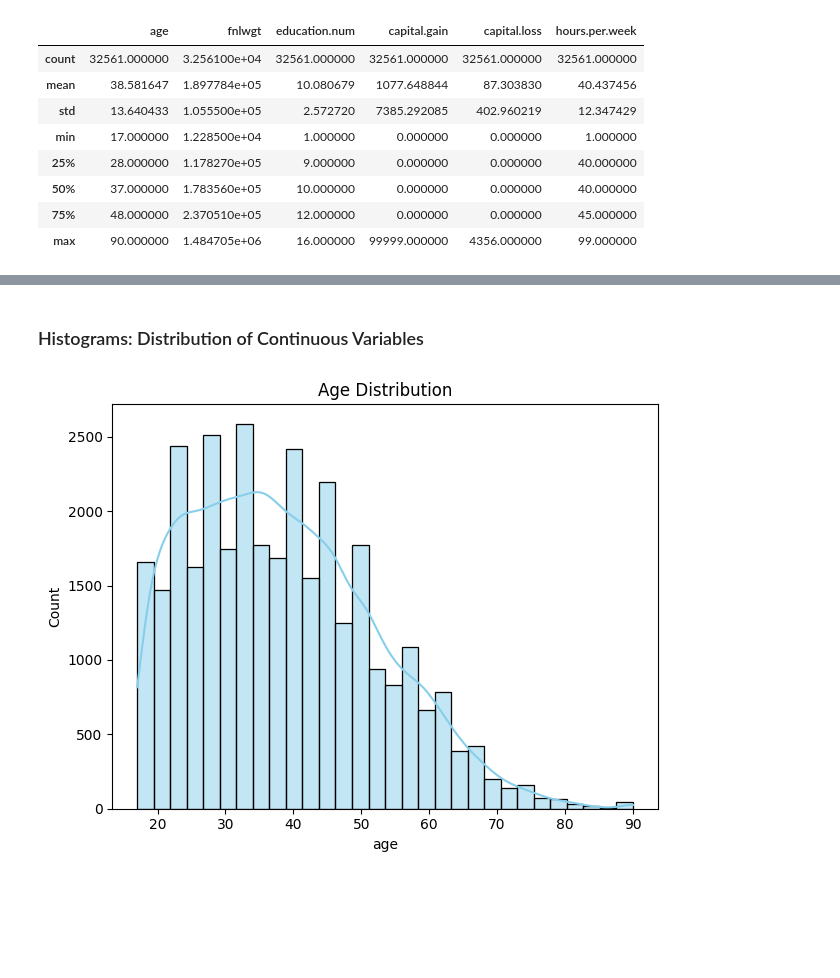
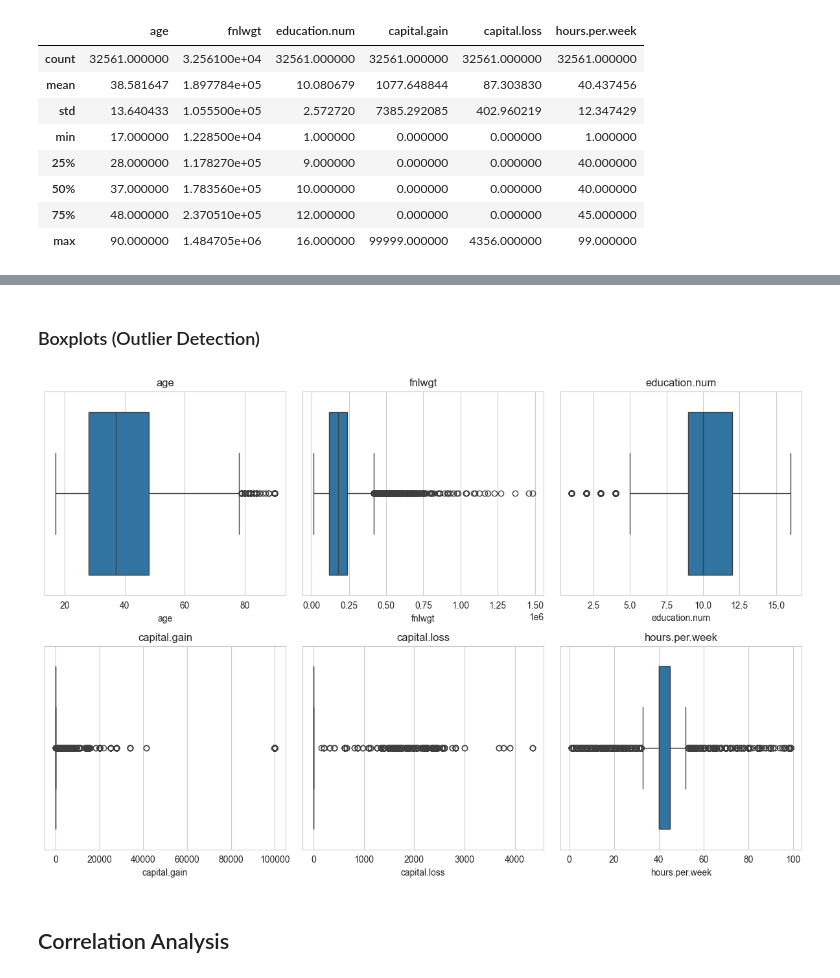
Before and after one commit to dantawalli/Adult-census-income-ML-project, a Jupyter notebook: adult_income_responsible_ai.ipynb, the cells around one changed output, grey strips where cells are left out. Cells and saved outputs as stored; diff of their text form; code cells hidden in the pictures; blank space fills up the shorter version.

```diff
--- a/adult_income_responsible_ai.ipynb
+++ b/adult_income_responsible_ai.ipynb
@@ -77,0 +111,5 @@ display(df.describe())
+# %%
+print("--------------------------- Categorical Summary ---------------------------")
+for col in df.select_dtypes(include='object').columns:
+    print("\n", col)
+    print(df[col].value_counts())
@@ -78,14 +186,18 @@ display(df.describe())
+# %% [markdown]
+### Boxplots (Outlier Detection)
+# %%
+num_cols = df.select_dtypes(include=['int64', 'float64']).columns
+
+plt.figure(figsize=(12, 8))
+
+for i, col in enumerate(num_cols, 1):
+    plt.subplot((len(num_cols) + 2) // 3, 3, i)
+    sns.boxplot(x=df[col])
+    plt.title(col)
+
+plt.tight_layout()
+plt.show()
+# %% [output]
+[figure, added]
 # %% [markdown]
-### Histograms: Distribution of Continuous Variables
+## Correlation Analysis
-# %%
-import seaborn as sns
-import matplotlib.pyplot as plt
-
-plt.figure(figsize=(12, 5))
-plt.subplot(1, 2, 1)
-sns.histplot(df['age'], bins=30, kde=True, color='skyblue')
-plt.title('Age Distribution')
-plt.tight_layout()
-plt.show()
-# %% [output]
-[figure, removed]
```
Also changed, not shown: parts of 39 cells of this notebook, 2 other files.
